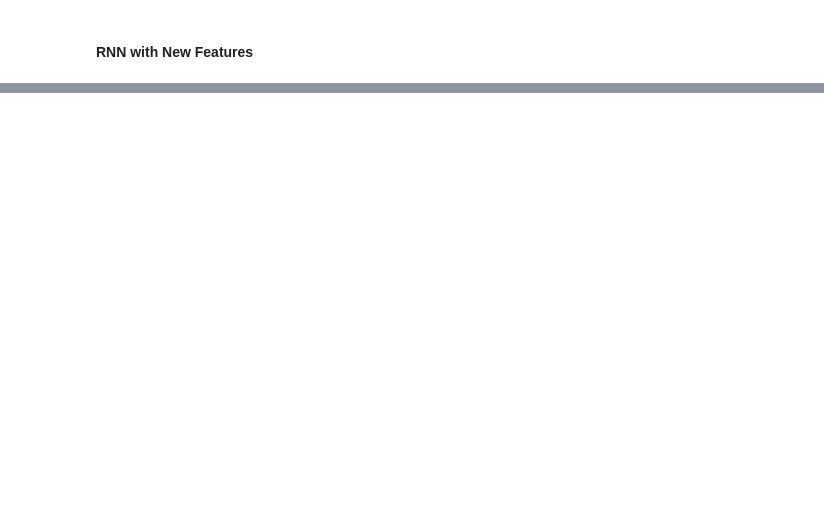
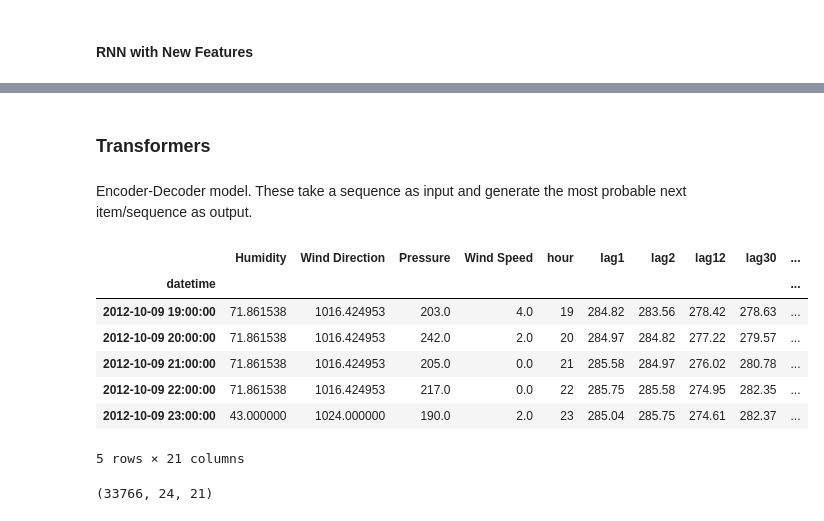
Before and after one commit to McGill-MMA-EnterpriseAnalytics/Cloud-Computations, a Jupyter notebook: RNN.ipynb, the cells around one changed output, grey strips where cells are left out. Cells and saved outputs as stored; diff of their text form; code cells hidden in the pictures; blank space fills up the shorter version.

```diff
--- a/RNN.ipynb
+++ b/RNN.ipynb
@@ -233,0 +213,19 @@ RMSE: 1.1186237407523658
+# %% [markdown]
+### Transformers
+# %% [markdown]
+Encoder-Decoder model. These take a sequence as input and generate the most probable next item/sequence as output.
+# %%
+df = feature_engineer_important(load_and_preprocess())
+df = df.dropna()
+# %%
+cutoff = math.floor(0.75*len(df)) #train/test cutoff
+df.head()
+# %% [output]
+|  | Humidity | Wind Direction | Pressure | Wind Speed | hour | lag1 | lag2 | lag12 | lag30 | ... |
+| datetime |  |  |  |  |  |  |  |  |  | ... |
+| 2012-10-09 19:00:00 | 71.861538 | 1016.424953 | 203.0 | 4.0 | 19 | 284.82 | 283.56 | 278.42 | 278.63 | ... |
+| 2012-10-09 20:00:00 | 71.861538 | 1016.424953 | 242.0 | 2.0 | 20 | 284.97 | 284.82 | 277.22 | 279.57 | ... |
+| 2012-10-09 21:00:00 | 71.861538 | 1016.424953 | 205.0 | 0.0 | 21 | 285.58 | 284.97 | 276.02 | 280.78 | ... |
+| 2012-10-09 22:00:00 | 71.861538 | 1016.424953 | 217.0 | 0.0 | 22 | 285.75 | 285.58 | 274.95 | 282.35 | ... |
+| 2012-10-09 23:00:00 | 43.000000 | 1024.000000 | 190.0 | 2.0 | 23 | 285.04 | 285.75 | 274.61 | 282.37 | ... |
+5 rows × 21 columns
@@ -233,0 +247,6 @@ RMSE: 1.1186237407523658
+# %%
+X_train, y_train = split_multiple(train_std, 24, target_train_std)
+X_test, y_test = split_multiple(test_std, 24, target_test_std)
+X_train.shape
+# %% [output]
+(33766, 24, 21)
```
Also changed, not shown: parts of 14 cells of this notebook, 1 other file.
